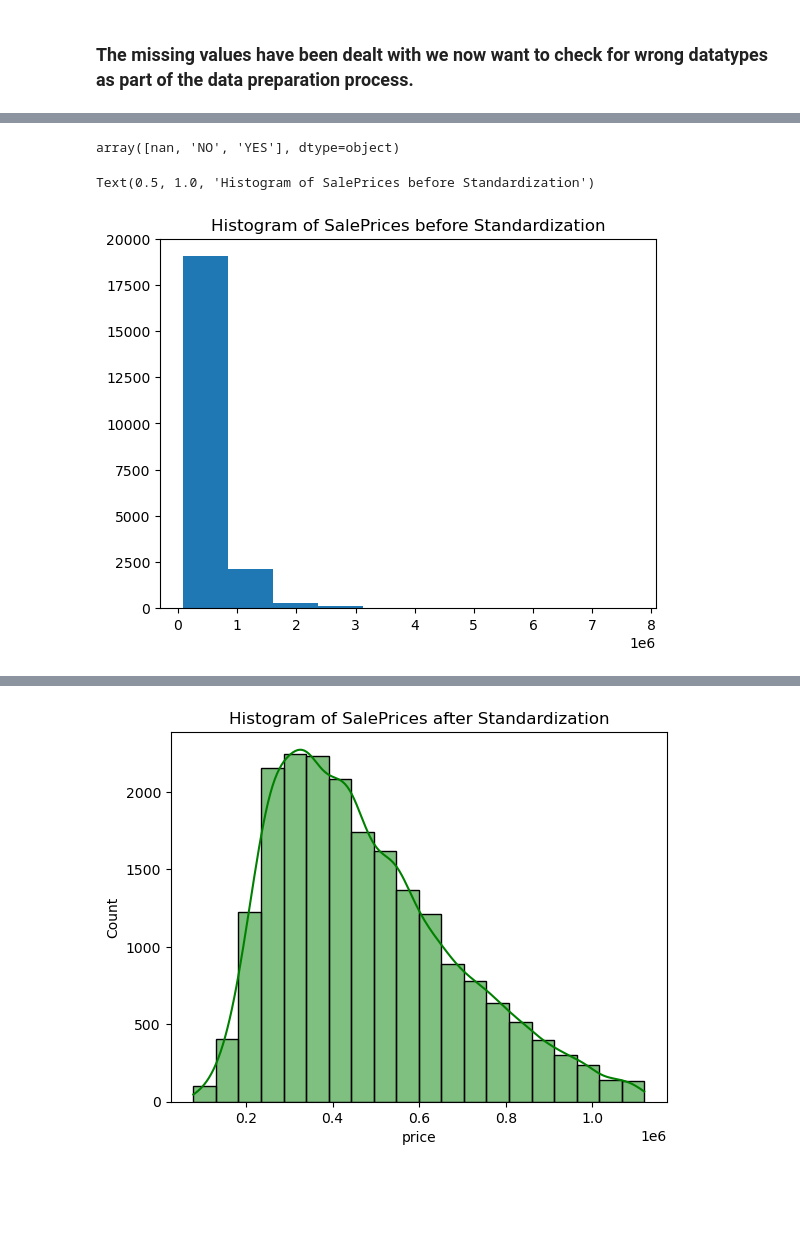
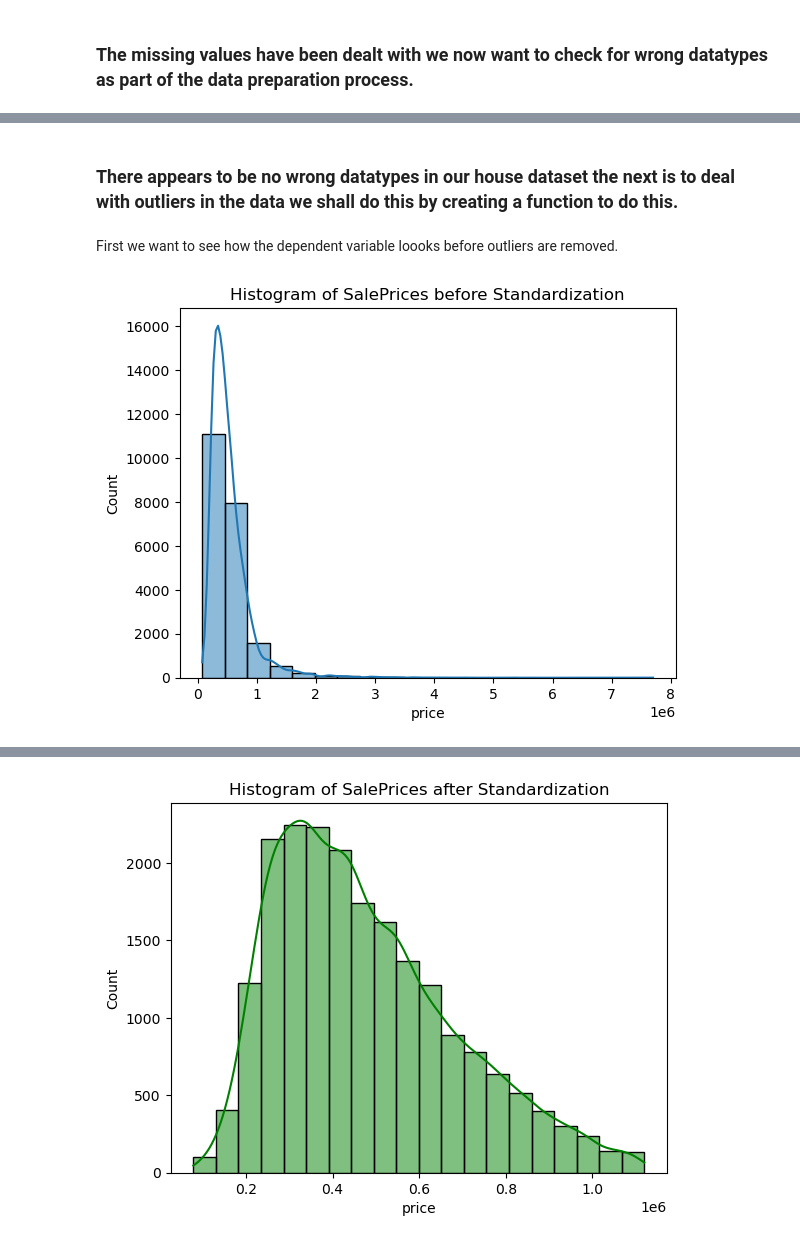
Before and after one commit to DennisWainaina/Megamax-Real-Estate-House-Project, a Jupyter notebook: index.ipynb, the cells around one changed output, grey strips where cells are left out. Drawn from its saved outputs; the diff is of its cells as text; code cells hidden in the pictures; blank space fills up the shorter version.

```diff
--- a/index.ipynb
+++ b/index.ipynb
@@ -169,7 +169,7 @@ missing_percentage(house_data)
  It appears the **view**, **waterfront** and **yr_renovated** columns have missing data we shall deal with each individually
 # %%
 # For the view column only 0.291707% of its data is missing so we can just drop the rows with missing values.
-# house_data.dropna(subset='view', inplace=True)
+house_data.dropna(subset='view', inplace=True)
 
 # Checking to see if it worked
 house_data.isnull().sum()
@@ -233,7 +233,7 @@ np.corrcoef(yes_df['waterfront'], yes_df['price'])[0][1]
 # %% [markdown]
 **Since either way there seems to be no change in the correlation we shall proceed to fill missing values of the waterfront with the mode of the column.**
 # %%
-# house_data['waterfront'].fillna(house_data['waterfront'].mode()[0], inplace=True)
+house_data['waterfront'].fillna(house_data['waterfront'].mode()[0], inplace=True)
 
 # Checking to see if it worked
 house_data.isnull().sum()  # It worked now only the yr_renovated column.
@@ -353,14 +373,13 @@ wrong_data(X_test)['yr_renovated']
-# %%
-df['waterfront'].unique()
-# %% [output]
-array([nan, 'NO', 'YES'], dtype=object)
+# %% [markdown]
+### There appears to be no wrong datatypes in our house dataset the next is to deal with outliers in the data we shall do this by creating a function to do this.
+# %% [markdown]
+First we want to see how the dependent variable loooks before outliers are removed.
 # %%
 # Histogram of price before removing outliers
-plt.hist(df['price'])
-plt.title('Histogram of SalePrices before Standardization')
+sns.histplot(house_data['price'], kde=True, bins=20)
+plt.title('Histogram of SalePrices before Standardization');
 # %% [output]
-Text(0.5, 1.0, 'Histogram of SalePrices before Standardization')
-[figure, old version]
+[figure, new version]
 # %%
 numeric_variables = X_test.select_dtypes(include=np.number).columns.to_list()
 
```
Also changed, not shown: parts of 6 cells of this notebook, 2 other files.
